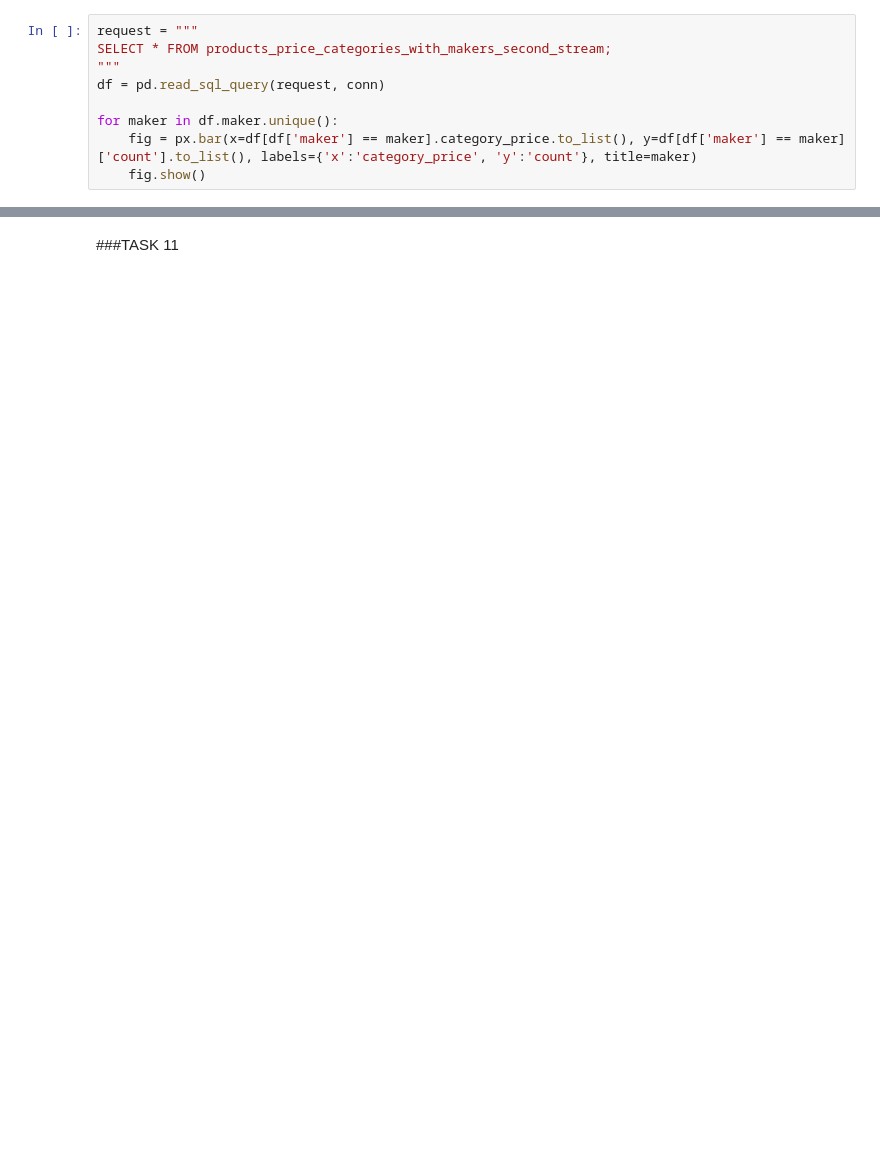
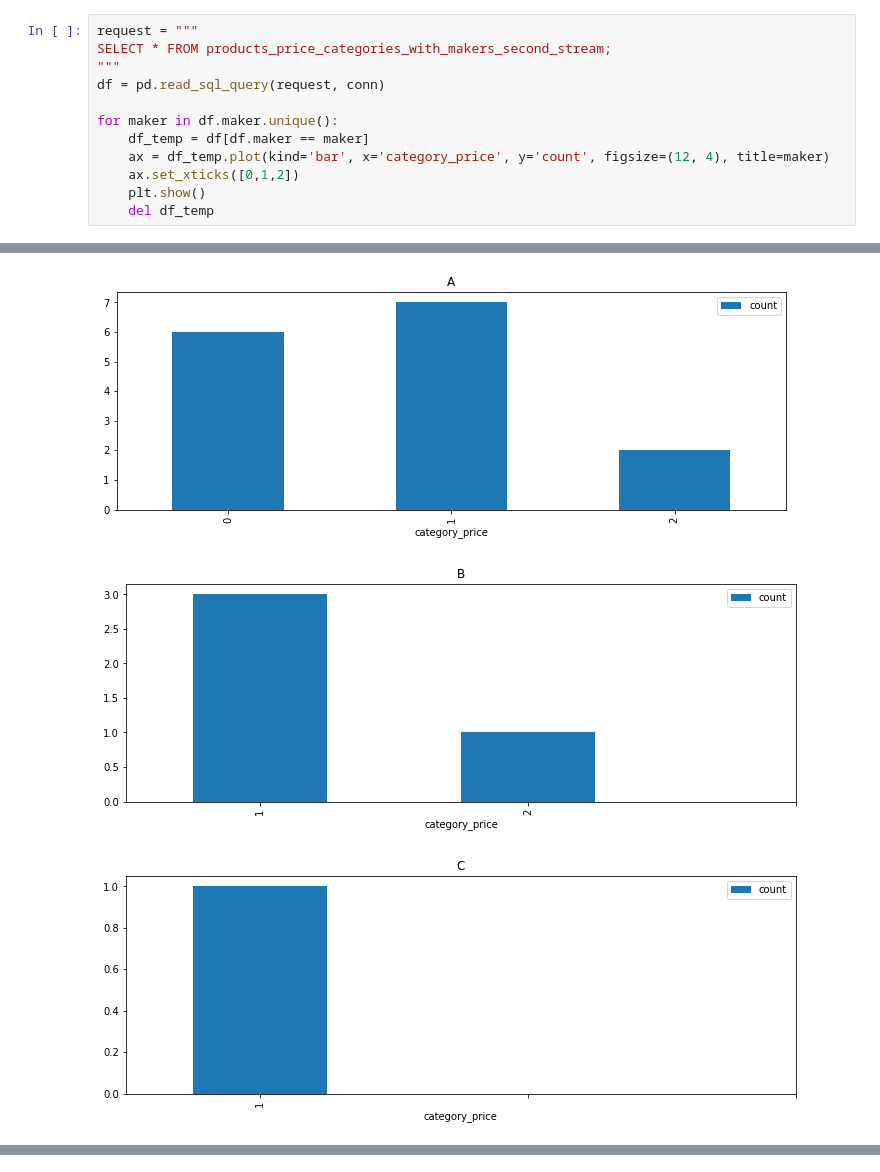
Before and after one commit to buxkirill/reboot_DA, a Jupyter notebook: SQL/homeworks/lesson_4_homework.ipynb, the cells around one changed output, grey strips where cells are left out. Saved outputs shown, nothing was run; the diff lists cells and outputs as text; blank space fills up the shorter version.

```diff
--- a/SQL/homeworks/lesson_4_homework.ipynb
+++ b/SQL/homeworks/lesson_4_homework.ipynb
@@ -36,6 +38,9 @@ SELECT * FROM products_price_categories_with_makers_second_stream;
 df = pd.read_sql_query(request, conn)
 
 for maker in df.maker.unique():
-    fig = px.bar(x=df[df['maker'] == maker].category_price.to_list(), y=df[df['maker'] == maker]['count'].to_list(), labels={'x':'category_price', 'y':'count'}, title=maker)
-    fig.show()
+    df_temp = df[df.maker == maker]
+    ax = df_temp.plot(kind='bar', x='category_price', y='count', figsize=(12, 4), title=maker)
+    ax.set_xticks([0,1,2])
+    plt.show()
+    del df_temp
 # %% [output]
@@ -46,0 +47,3 @@ for maker in df.maker.unique():
+[figure, added]
+[figure, added]
+[figure, added]
@@ -47,2 +51,0 @@ for maker in df.maker.unique():
-# %% [markdown]
-###TASK 11
```
Also changed, not shown: parts of 18 cells of this notebook.
